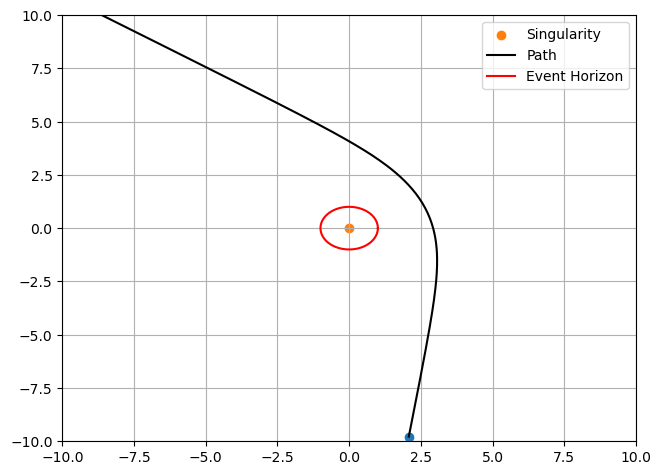
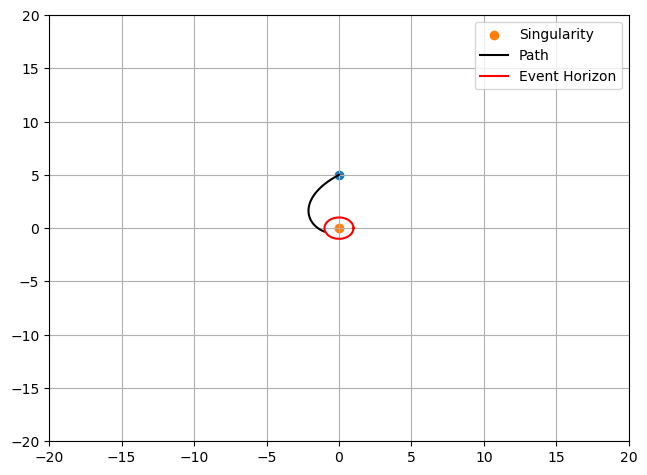
Code edit (unified diff) that turned the first committed figure into the second:
--- before
+++ after
@@ -14,5 +14,5 @@
 plt.legend()
 plt.grid()
-plt.xlim((-10,10))
-plt.ylim((-10,10))
+plt.xlim((-20,20))
+plt.ylim((-20,20))
 plt.show()

Commit: Raytracing